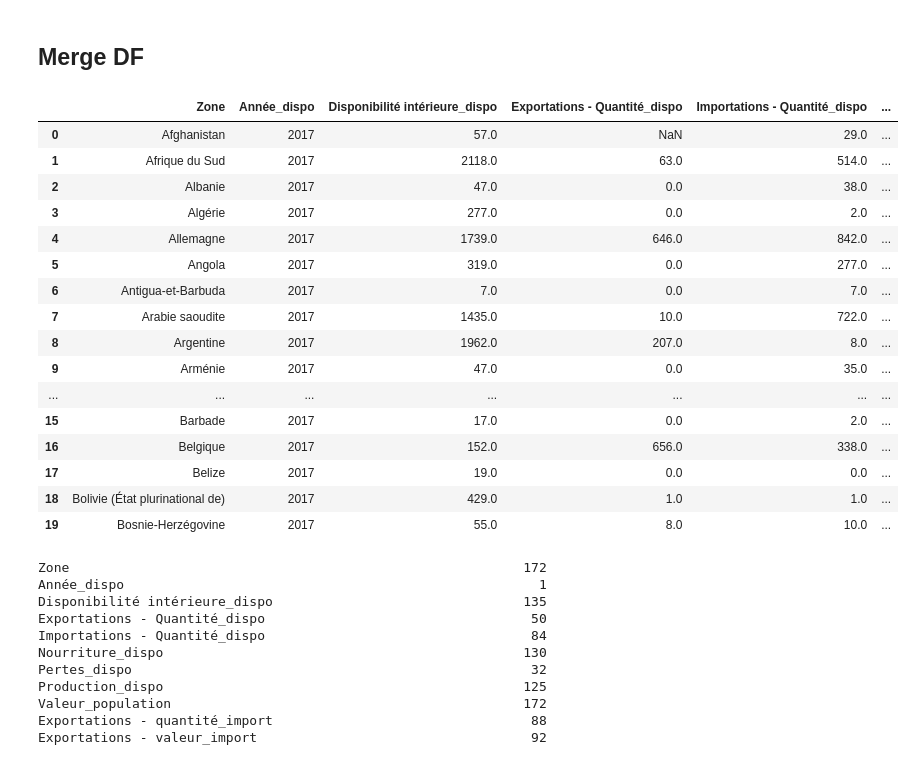
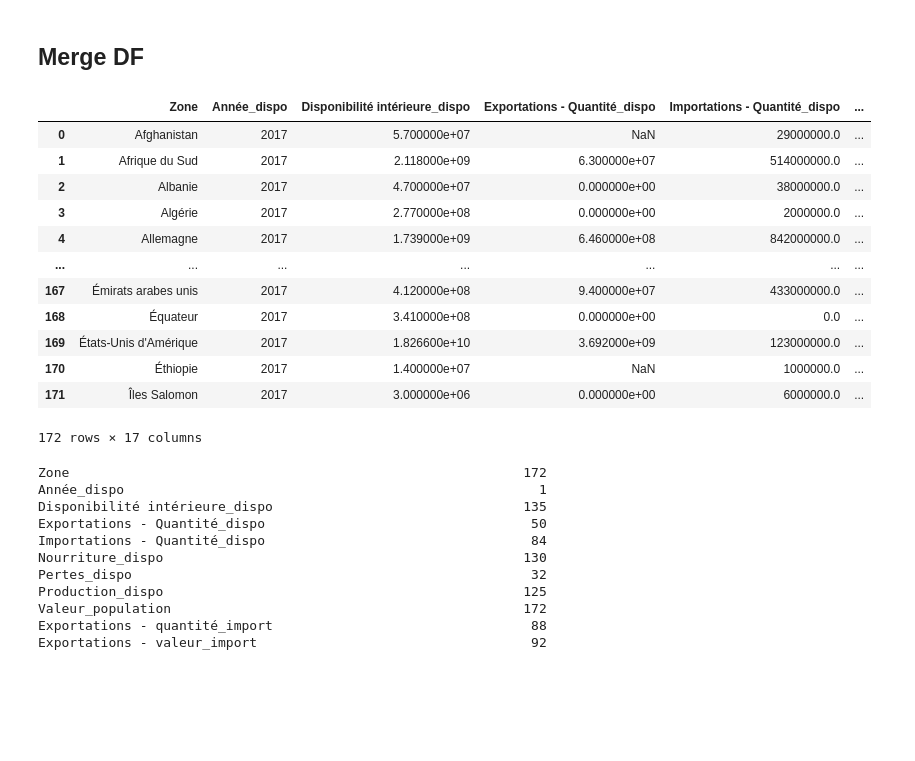
Before and after one commit to RubenKraan/data_analyst_openclassrooms, a Jupyter notebook: projet 11/projet_11.ipynb, the cells around one changed output. Saved outputs shown, nothing was run; the diff lists cells and outputs as text; code cells hidden in the pictures; blank space fills up the shorter version.

```diff
--- a/projet 11/projet_11.ipynb
+++ b/projet 11/projet_11.ipynb
@@ -166,6 +166,19 @@ df_dispo_final.head(5)
 | 2 | Albanie | 2017 | 47.0 | 0.0 | 38.0 | 47.0 | ... |
 | 3 | Algérie | 2017 | 277.0 | 0.0 | 2.0 | 264.0 | ... |
 | 4 | Allemagne | 2017 | 1739.0 | 646.0 | 842.0 | 1609.0 | ... |
+# %%
+# 'Disponibilité intérieure'* 1000000
+df_dispo_final['Disponibilité intérieure'] = df_dispo_final['Disponibilité intérieure'] * 1000000
+# '"Exportations - Quantité"
+df_dispo_final['Exportations - Quantité'] = df_dispo_final['Exportations - Quantité'] * 1000000
+# 'Importations - Quantité'
+df_dispo_final['Importations - Quantité'] = df_dispo_final['Importations - Quantité'] * 1000000
+# 'Nourriture'
+df_dispo_final['Nourriture'] = df_dispo_final['Nourriture'] * 1000000
+# 'Pertes'
+df_dispo_final['Pertes'] = df_dispo_final['Pertes'] * 1000000
+# 'production'
+df_dispo_final['Production'] = df_dispo_final['Production'] * 1000000
 # %% [markdown]
 ### population
 # %%
@@ -289,6 +302,9 @@ df_import_2017.head(5)
 | 462 | Afrique du Sud | Importations - quantité | 2017 | 2017 | 1000 têtes | 397 |
 | 463 | Afrique du Sud | Importations - valeur | 2017 | 2017 | 1000 USD | 7394 |
 | 464 | Afrique du Sud | Exportations - quantité | 2017 | 2017 | 1000 têtes | 6090 |
+# %%
+# valeur * 1000
+df_import_2017['Valeur'] = df_import_2017['Valeur'] * 1000
 # %%
 # Pivot the dataframe so each "Élément" becomes a column
 df_import_final = df_import_2017.pivot(index=[ "Zone"],
@@ -509,32 +525,29 @@ rename_columns(df_kfc, "kfc")
 # %%
 # merge dataframes on "zone"
 df_merged = pd.merge(df_dispo_final, df_population_2017, on=['Zone'], how='left')
 df_merged = pd.merge(df_merged, df_import_final, on=['Zone'], how='left')
 df_merged = pd.merge(df_merged, df_production_final, on=['Zone'], how='left')
 
 
 df_merged = pd.merge(df_merged, df_pib_2017, on=['Zone'], how='left')
 df_merged = pd.merge(df_merged, df_kfc, on=['Zone'], how='left')
 
-df_merged.head(20)
+df_merged.head(200
+               )
 # %% [output]
 |  | Zone | Année_dispo | Disponibilité intérieure_dispo | Exportations - Quantité_dispo | Importations - Quantité_dispo | ... |
-| 0 | Afghanistan | 2017 | 57.0 | NaN | 29.0 | ... |
-| 1 | Afrique du Sud | 2017 | 2118.0 | 63.0 | 514.0 | ... |
-| 2 | Albanie | 2017 | 47.0 | 0.0 | 38.0 | ... |
-| 3 | Algérie | 2017 | 277.0 | 0.0 | 2.0 | ... |
-| 4 | Allemagne | 2017 | 1739.0 | 646.0 | 842.0 | ... |
-| 5 | Angola | 2017 | 319.0 | 0.0 | 277.0 | ... |
-| 6 | Antigua-et-Barbuda | 2017 | 7.0 | 0.0 | 7.0 | ... |
-| 7 | Arabie saoudite | 2017 | 1435.0 | 10.0 | 722.0 | ... |
-| 8 | Argentine | 2017 | 1962.0 | 207.0 | 8.0 | ... |
-| 9 | Arménie | 2017 | 47.0 | 0.0 | 35.0 | ... |
+| 0 | Afghanistan | 2017 | 5.700000e+07 | NaN | 29000000.0 | ... |
+| 1 | Afrique du Sud | 2017 | 2.118000e+09 | 6.300000e+07 | 514000000.0 | ... |
+| 2 | Albanie | 2017 | 4.700000e+07 | 0.000000e+00 | 38000000.0 | ... |
+| 3 | Algérie | 2017 | 2.770000e+08 | 0.000000e+00 | 2000000.0 | ... |
+| 4 | Allemagne | 2017 | 1.739000e+09 | 6.460000e+08 | 842000000.0 | ... |
 | ... | ... | ... | ... | ... | ... | ... |
-| 15 | Barbade | 2017 | 17.0 | 0.0 | 2.0 | ... |
-| 16 | Belgique | 2017 | 152.0 | 656.0 | 338.0 | ... |
-| 17 | Belize | 2017 | 19.0 | 0.0 | 0.0 | ... |
-| 18 | Bolivie (État plurinational de) | 2017 | 429.0 | 1.0 | 1.0 | ... |
-| 19 | Bosnie-Herzégovine | 2017 | 55.0 | 8.0 | 10.0 | ... |
+| 167 | Émirats arabes unis | 2017 | 4.120000e+08 | 9.400000e+07 | 433000000.0 | ... |
+| 168 | Équateur | 2017 | 3.410000e+08 | 0.000000e+00 | 0.0 | ... |
+| 169 | États-Unis d'Amérique | 2017 | 1.826600e+10 | 3.692000e+09 | 123000000.0 | ... |
+| 170 | Éthiopie | 2017 | 1.400000e+07 | NaN | 1000000.0 | ... |
+| 171 | Îles Salomon | 2017 | 3.000000e+06 | 0.000000e+00 | 6000000.0 | ... |
+172 rows × 17 columns
 # %%
 
 # check on unique values in the column Zone
```
Also changed, not shown: parts of 14 cells of this notebook, 2 other files.
